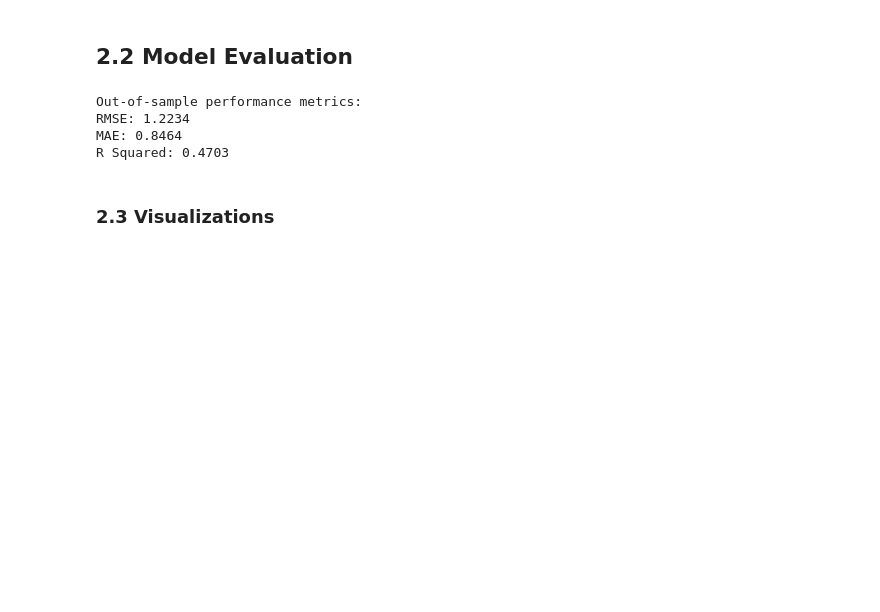
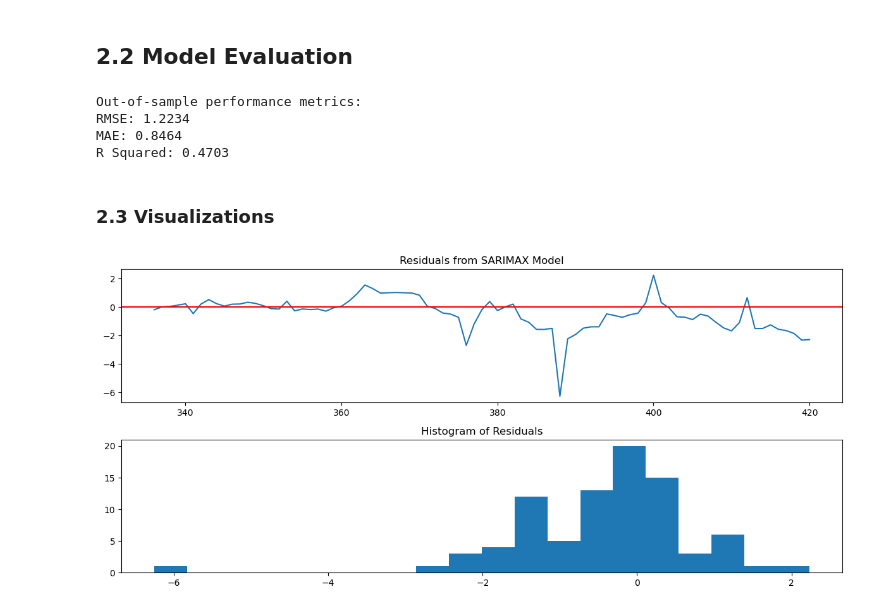
Before and after one commit to djwh1tmer/ML-Time-Series-Final-Project, a Jupyter notebook: Jupyter Notebooks/Model_Selection.ipynb, the cells around one changed output. Saved outputs shown, nothing was run; the diff lists cells and outputs as text; code cells hidden in the pictures; blank space fills up the shorter version.

Commit message:
Added visualizations

```diff
--- a/Jupyter Notebooks/Model_Selection.ipynb
+++ b/Jupyter Notebooks/Model_Selection.ipynb
@@ -417,3 +417,22 @@ MAE: 0.8464
 R Squared: 0.4703
 # %% [markdown]
 ### 2.3 Visualizations
+# %%
+#residual visualization
+residuals = test_data['wheat_price'] - forecast
+#plot residuals
+plt.figure(figsize=(12, 8))
+plt.subplot(311)
+plt.plot(residuals)
+plt.title('Residuals from SARIMAX Model')
+plt.axhline(y=0, color='r', linestyle='-')
+
+#add plot of histogram of residuals
+plt.subplot(312)
+plt.hist(residuals, bins=20)
+plt.title('Histogram of Residuals')
+
+plt.tight_layout()
+plt.show()
+# %% [output]
+[figure, added]
```
Also changed, not shown: 6 other files.
